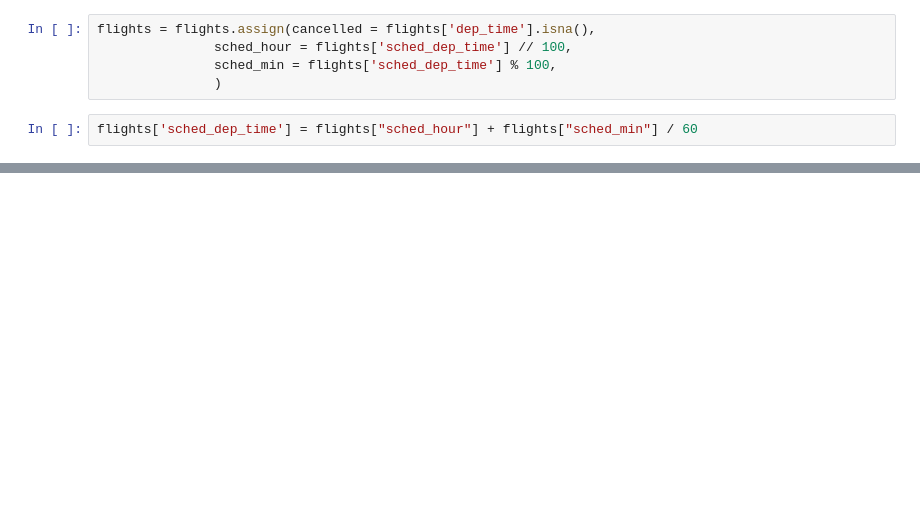
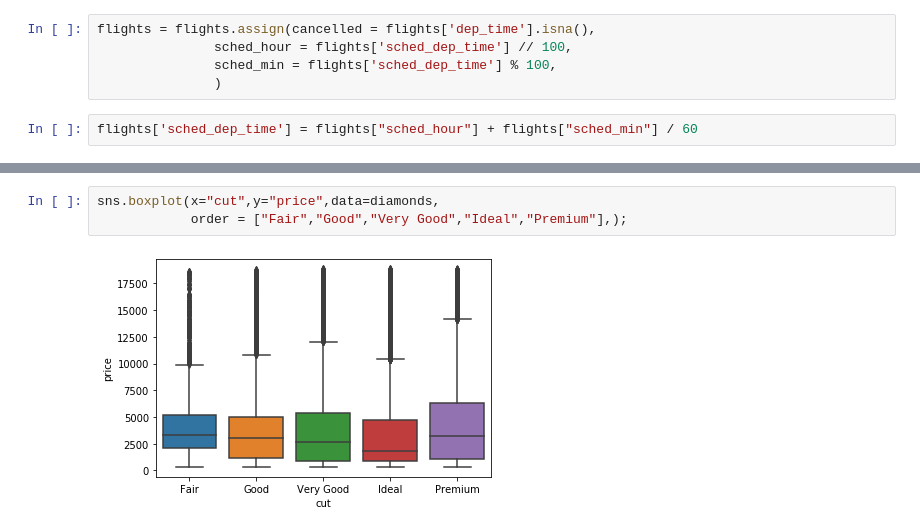
Before and after one commit to markumreed/ds4b, a Jupyter notebook: python_ds4b/01_exploration/03_exploratory_data_analysis/00_eda.ipynb, the cells around one changed output, grey strips where cells are left out. Cells and saved outputs as stored; diff of their text form; blank space fills up the shorter version.

```diff
--- a/python_ds4b/01_exploration/03_exploratory_data_analysis/00_eda.ipynb
+++ b/python_ds4b/01_exploration/03_exploratory_data_analysis/00_eda.ipynb
@@ -215,0 +240,5 @@ ValueError: ignored
+# %%
+sns.boxplot(x="cut",y="price",data=diamonds,
+            order = ["Fair","Good","Very Good","Ideal","Premium"],);
+# %% [output]
+[figure, added]
```
Also changed, not shown: parts of 27 cells of this notebook.
